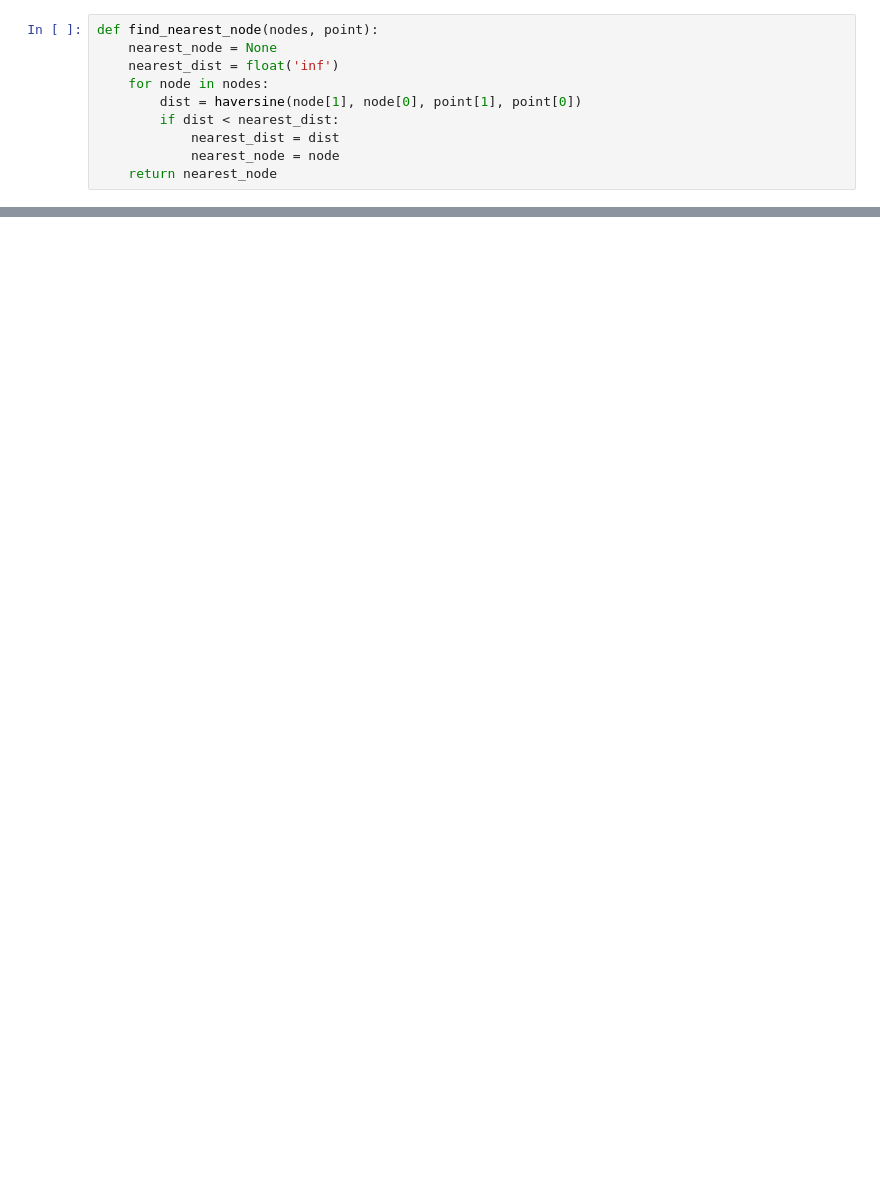
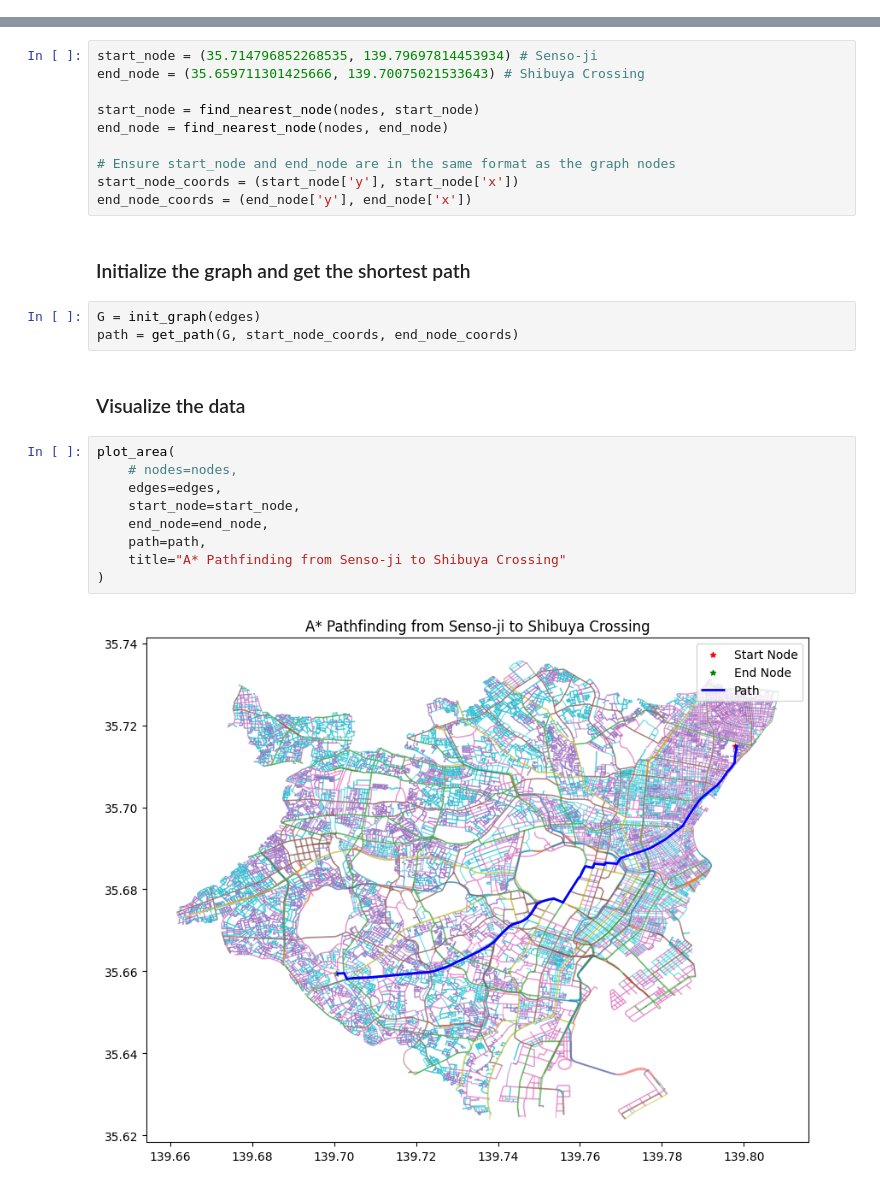
Before and after one commit to nrvento13/pathfinding-viz, a Jupyter notebook: test.ipynb, the cells around one changed output, grey strips where cells are left out. Saved outputs shown, nothing was run; the diff lists cells and outputs as text; blank space fills up the shorter version.

```diff
--- a/test.ipynb
+++ b/test.ipynb
@@ -15,11 +23 @@ nodes, edges = get_osm_data_from_poly(polygon, "drive")
 edges = clean_edges(edges)
-# %%
-def find_nearest_node(nodes, point):
-    nearest_node = None
-    nearest_dist = float('inf')
-    for node in nodes:
-        dist = haversine(node[1], node[0], point[1], point[0])
-        if dist < nearest_dist:
-            nearest_dist = dist
-            nearest_node = node
-    return nearest_node
@@ -48,0 +26,28 @@ plot_nodes_and_edges(nodes, edges, place_name)
+# %%
+start_node = (35.714796852268535, 139.79697814453934) # Senso-ji
+end_node = (35.659711301425666, 139.70075021533643) # Shibuya Crossing
+
+start_node = find_nearest_node(nodes, start_node)
+end_node = find_nearest_node(nodes, end_node)
+
+# Ensure start_node and end_node are in the same format as the graph nodes
+start_node_coords = (start_node['y'], start_node['x'])
+end_node_coords = (end_node['y'], end_node['x'])
+# %% [markdown]
+### Initialize the graph and get the shortest path
+# %%
+G = init_graph(edges)
+path = get_path(G, start_node_coords, end_node_coords)
+# %% [markdown]
+### Visualize the data
+# %%
+plot_area(
+    # nodes=nodes,
+    edges=edges,
+    start_node=start_node,
+    end_node=end_node,
+    path=path,
+    title="A* Pathfinding from Senso-ji to Shibuya Crossing"
+)
+# %% [output]
+[figure, added]
```
Also changed, not shown: parts of 7 cells of this notebook.
